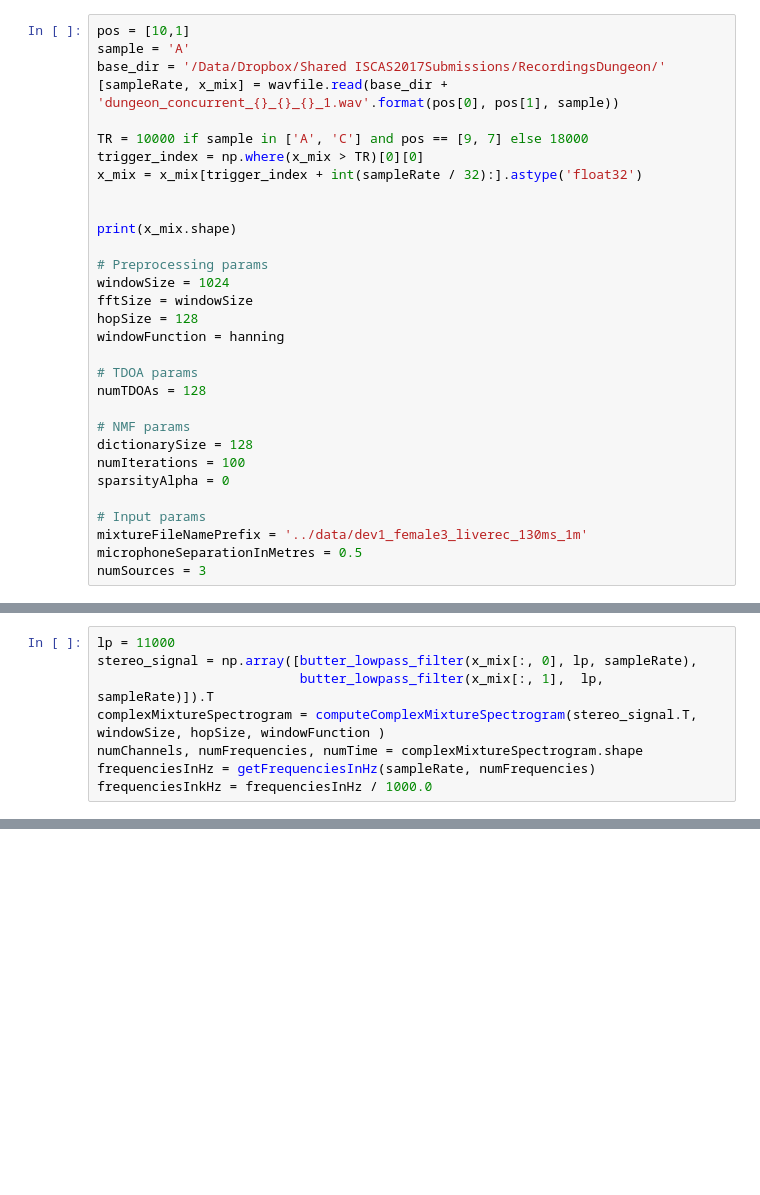
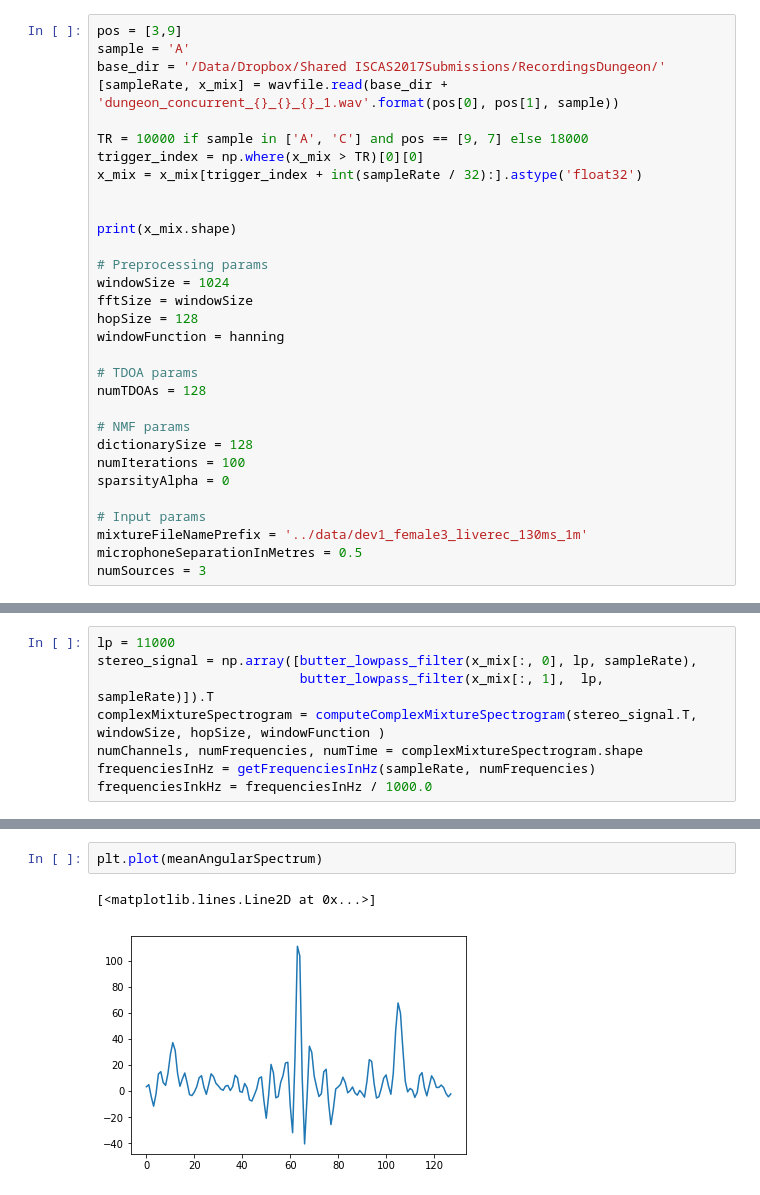
Before and after one commit to SensorsAudioINI/SpikeSeparation, a Jupyter notebook: GCC_spikes.ipynb, the cells around one changed output, grey strips where cells are left out. Drawn from its saved outputs; the diff is of its cells as text; blank space fills up the shorter version.

```diff
--- a/GCC_spikes.ipynb
+++ b/GCC_spikes.ipynb
@@ -30,7 +30,7 @@ def butter_lowpass_filter(data, cutoff, fs, order=5):
     y = lfilter(b, a, data)
     return y
 # %%
-pos = [10,1]
+pos = [3,9]
 sample = 'A'
 base_dir = '/Data/Dropbox/Shared ISCAS2017Submissions/RecordingsDungeon/'
 [sampleRate, x_mix] = wavfile.read(base_dir + 'dungeon_concurrent_{}_{}_{}_1.wav'.format(pos[0], pos[1], sample))
@@ -84 +83,6 @@ NameError: name 'os' is not defined
+# %%
+plt.plot(meanAngularSpectrum)
+# %% [output]
+[<matplotlib.lines.Line2D at 0x...>]
+[figure, added]
 # %%
```
Also changed, not shown: parts of 9 cells of this notebook, 8 other files.
